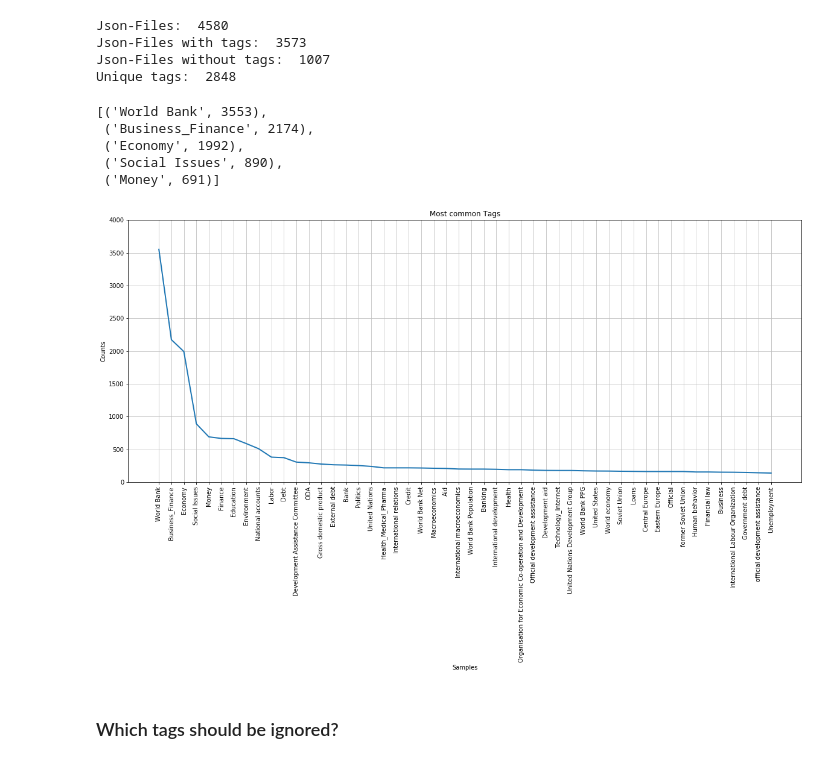
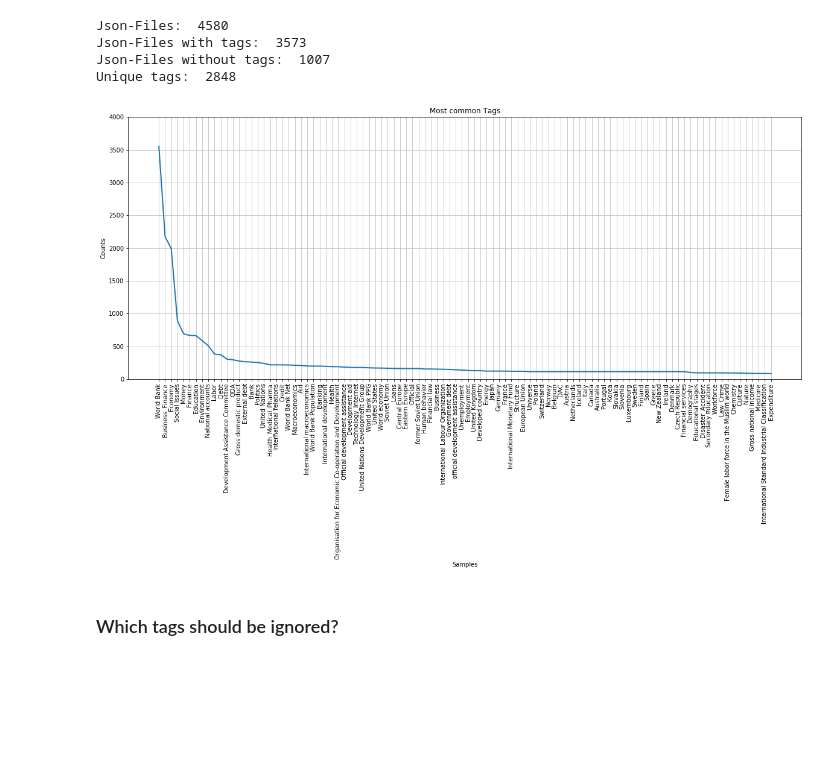
Before and after one commit to mantasbandonis/datasciencelab, a Jupyter notebook: preperation.ipynb, the cells around one changed output. Saved outputs shown, nothing was run; the diff lists cells and outputs as text; code cells hidden in the pictures; blank space fills up the shorter version.

```diff
--- a/preperation.ipynb
+++ b/preperation.ipynb
@@ -159,12 +159,3 @@ Json-Files:  4580
 Json-Files with tags:  3573
 Json-Files without tags:  1007
 Unique tags:  2848
-# %%
-fdist_total_tags = FreqDist(list_tags)
-fdist_total_tags.most_common(5)
-# %% [output]
-[('World Bank', 3553),
- ('Business_Finance', 2174),
- ('Economy', 1992),
- ('Social Issues', 890),
- ('Money', 691)]
@@ -171,9 +169,9 @@ fdist_total_tags.most_common(5)
 # %%
 pyplot.figure(figsize=(20, 8))
 pyplot.ylim(0, 4000)
-fdist_total_tags.plot(50, title = 'Most common Tags')
+fdist_total_tags.plot(100, title = 'Most common Tags')
 # %% [output]
-[figure, old version]
+[figure, new version]
 # %% [markdown]
 ### Which tags should be ignored?
 # %% [markdown]
```
Also changed, not shown: parts of 9 cells of this notebook.
